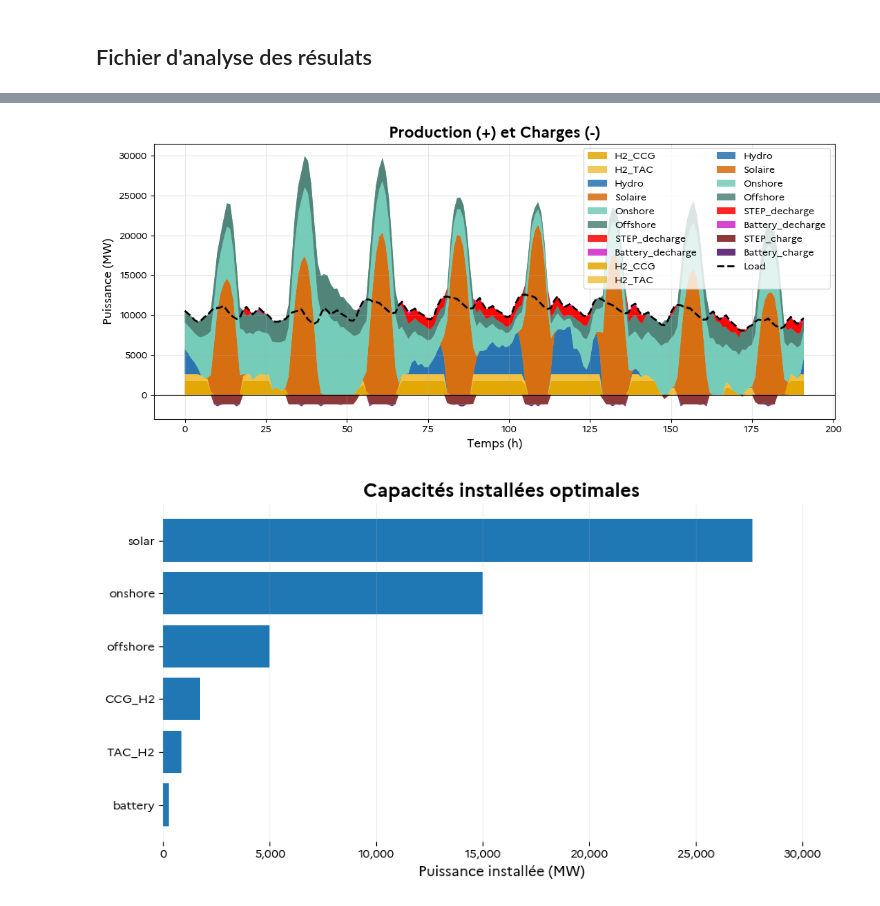
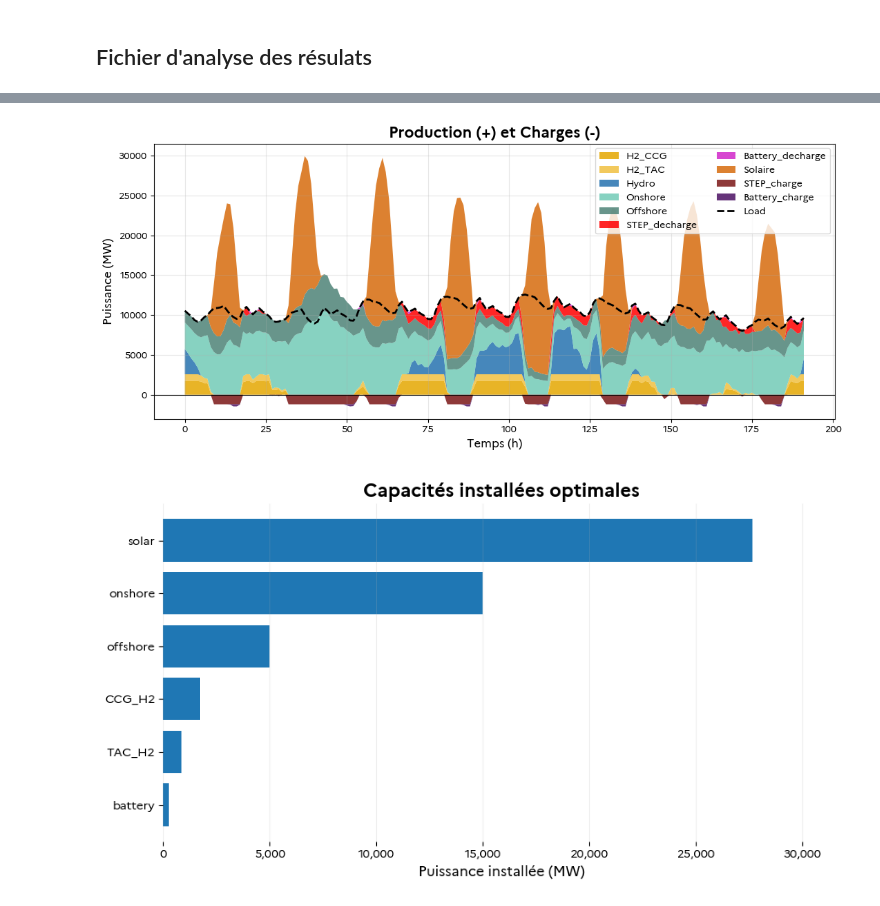
Before and after one commit to alextonon/ETE305_Optimization_Study, a Jupyter notebook: analysis.ipynb, the cells around one changed output, grey strips where cells are left out. Cells and saved outputs as stored; diff of their text form; code cells hidden in the pictures.

```diff
--- a/analysis.ipynb
+++ b/analysis.ipynb
@@ -51,8 +51,8 @@ palette = {
 
 # Colonnes production (positives)
 prod_cols = [
-    'H2_CCG','H2_TAC','Hydro','Solaire','Onshore','Offshore',
-    'STEP_decharge','Battery_decharge'
+    'H2_CCG','H2_TAC','Hydro','Onshore','Offshore',
+    'STEP_decharge','Battery_decharge','Solaire'
 ]
 
 # Colonnes charge
@@ -84,48 +84,39 @@ json.load(open('parc_resultats.json', 'r'))
 # %%
 plt.figure(figsize=(11,5))
-
-# --- STACK POSITIF ---
-plt.stackplot(
-    df.index,
-    [df[c] for c in prod_cols],
-    colors=[palette[c] for c in prod_cols],
-    labels=prod_cols,
-    alpha=0.85
-)
 
 # --- STACK POSITIF ---
 plt.stackplot(
     df.index,
     [df[c] for c in prod_cols],
     colors=[palette[c] for c in prod_cols],
     labels=prod_cols,
     alpha=0.85
 )
 
 # --- STACK NEGATIF ---
 plt.stackplot(
     df.index,
     [df[c] for c in charge_cols],   # ⚠️ on met en négatif
     colors=[palette[c] for c in charge_cols],
     labels=charge_cols,
     alpha=0.85
 )
 
 # Ligne zéro
 plt.axhline(0, color="black", linewidth=0.8)
 
 # Load
 plt.plot(df.index, df['Load'], color="black", linestyle='--', linewidth=2, label="Load")
 
 plt.title("Production (+) et Charges (-)")
 plt.xlabel("Temps (h)")
 plt.ylabel("Puissance (MW)")
 plt.legend(ncol=2)
 plt.grid(alpha=0.3)
 plt.tight_layout()
 plt.show()
 # %% [output]
-[figure, old version]
+[figure, new version]
 # %%
 import json
 import matplotlib.pyplot as plt
```
Also changed, not shown: parts of 1 cell of this notebook, 7 other files.
